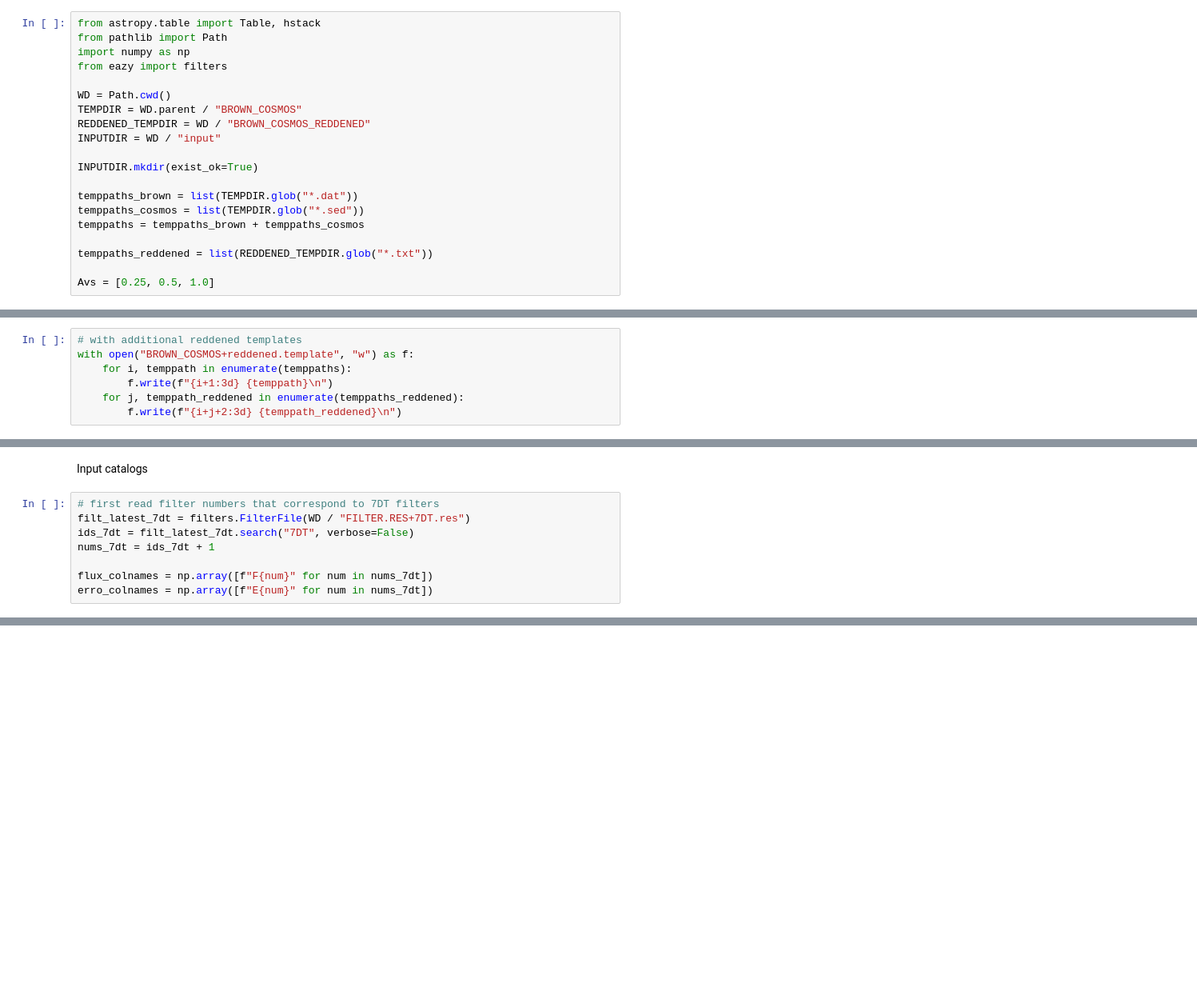
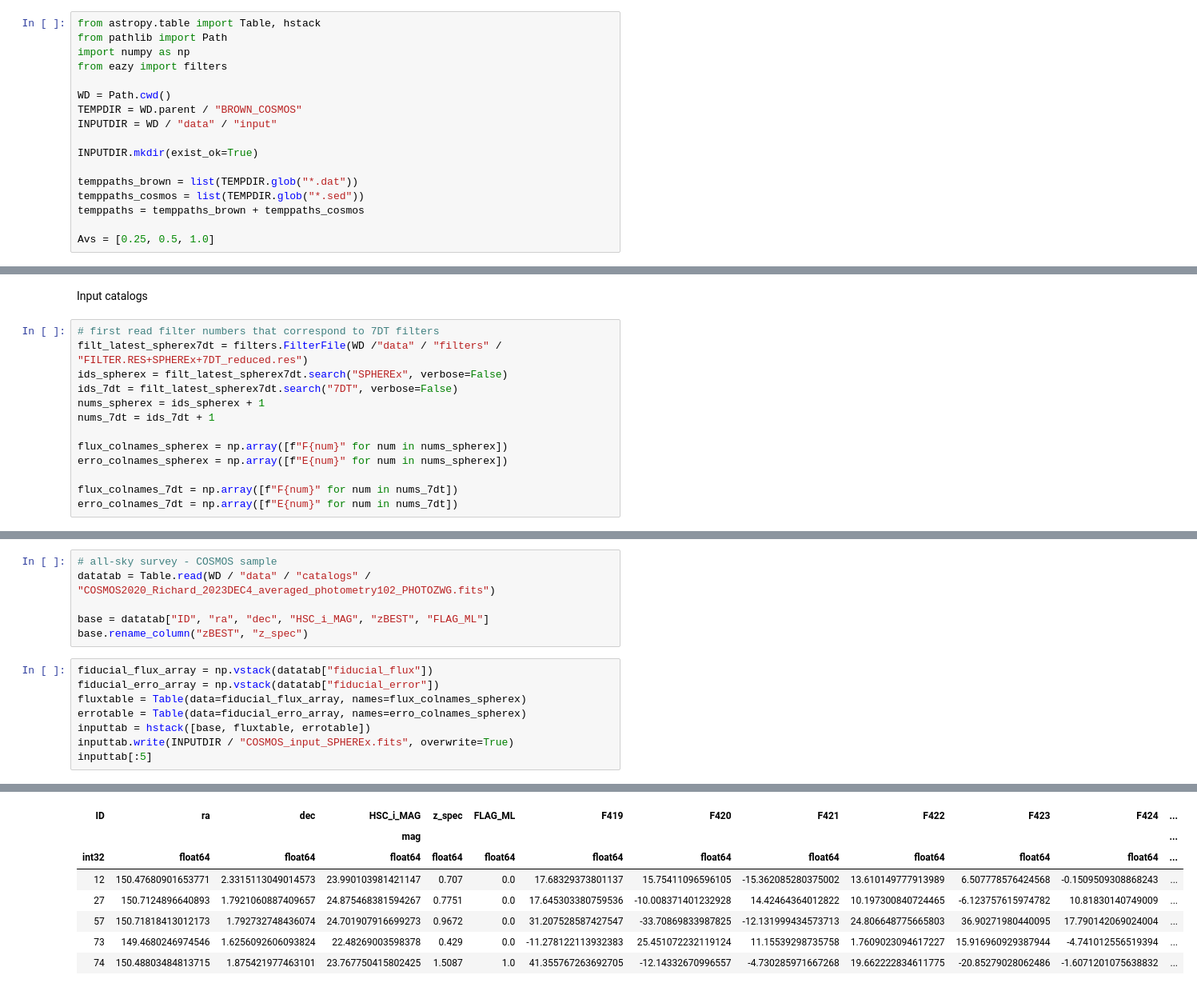
Before and after one commit to hbahk/spherex-challenge, a Jupyter notebook: joint_challenge/make_eazy_feeds.ipynb, the cells around one changed output, grey strips where cells are left out. Shown at 80% size. Saved outputs shown, nothing was run; the diff lists cells and outputs as text; blank space fills up the shorter version.

```diff
--- a/joint_challenge/make_eazy_feeds.ipynb
+++ b/joint_challenge/make_eazy_feeds.ipynb
@@ -8,8 +8,7 @@ from eazy import filters
 
 WD = Path.cwd()
 TEMPDIR = WD.parent / "BROWN_COSMOS"
-REDDENED_TEMPDIR = WD / "BROWN_COSMOS_REDDENED"
-INPUTDIR = WD / "input"
+INPUTDIR = WD / "data" / "input"
 
 INPUTDIR.mkdir(exist_ok=True)
 
@@ -17,7 +16,5 @@ temppaths_brown = list(TEMPDIR.glob("*.dat"))
 temppaths_cosmos = list(TEMPDIR.glob("*.sed"))
 temppaths = temppaths_brown + temppaths_cosmos
 
-temppaths_reddened = list(REDDENED_TEMPDIR.glob("*.txt"))
-
 Avs = [0.25, 0.5, 1.0]
 # %%
@@ -25,13 +22,6 @@ Avs = [0.25, 0.5, 1.0]
 with open("BROWN_COSMOS.template", "w") as f:
     for i, temppath in enumerate(temppaths):
         f.write(f"{i+1:3d} {temppath}\n")
-# %%
-# with additional reddened templates
-with open("BROWN_COSMOS+reddened.template", "w") as f:
-    for i, temppath in enumerate(temppaths):
-        f.write(f"{i+1:3d} {temppath}\n")
-    for j, temppath_reddened in enumerate(temppaths_reddened):
-        f.write(f"{i+j+2:3d} {temppath_reddened}\n")
 # %% [markdown]
 Translate file
 # %%
@@ -42,10 +32,15 @@ with open("dummy.translate", "w") as f:
 Input catalogs
 # %%
 # first read filter numbers that correspond to 7DT filters
-filt_latest_7dt = filters.FilterFile(WD / "FILTER.RES+7DT.res")
-ids_7dt = filt_latest_7dt.search("7DT", verbose=False)
+filt_latest_spherex7dt = filters.FilterFile(WD /"data" / "filters" / "FILTER.RES+SPHEREx+7DT_reduced.res")
+ids_spherex = filt_latest_spherex7dt.search("SPHEREx", verbose=False)
+ids_7dt = filt_latest_spherex7dt.search("7DT", verbose=False)
+nums_spherex = ids_spherex + 1
 nums_7dt = ids_7dt + 1
 
-flux_colnames = np.array([f"F{num}" for num in nums_7dt])
-erro_colnames = np.array([f"E{num}" for num in nums_7dt])
+flux_colnames_spherex = np.array([f"F{num}" for num in nums_spherex])
+erro_colnames_spherex = np.array([f"E{num}" for num in nums_spherex])
+
+flux_colnames_7dt = np.array([f"F{num}" for num in nums_7dt])
+erro_colnames_7dt = np.array([f"E{num}" for num in nums_7dt])
 # %%
@@ -232,0 +204,15 @@ np.median(base['E_B-V_'])
+# %%
+# all-sky survey - COSMOS sample
+datatab = Table.read(WD / "data" / "catalogs" / "COSMOS2020_Richard_2023DEC4_averaged_photometry102_PHOTOZWG.fits")
+
+base = datatab["ID", "ra", "dec", "HSC_i_MAG", "zBEST", "FLAG_ML"]
+base.rename_column("zBEST", "z_spec")
+# %%
+fiducial_flux_array = np.vstack(datatab["fiducial_flux"])
+fiducial_erro_array = np.vstack(datatab["fiducial_error"])
+fluxtable = Table(data=fiducial_flux_array, names=flux_colnames_spherex)
+errotable = Table(data=fiducial_erro_array, names=erro_colnames_spherex)
+inputtab = hstack([base, fluxtable, errotable])
+inputtab.write(INPUTDIR / "COSMOS_input_SPHEREx.fits", overwrite=True)
+inputtab[:5]
+# %% [output]
@@ -232,0 +220,8 @@ np.median(base['E_B-V_'])
+| ID | ra | dec | HSC_i_MAG | z_spec | FLAG_ML | F419 | F420 | F421 | F422 | F423 | F424 | ... |
+|  |  |  | mag |  |  |  |  |  |  |  |  | ... |
+| int32 | float64 | float64 | float64 | float64 | float64 | float64 | float64 | float64 | float64 | float64 | float64 | ... |
+| 12 | 150.47680901653771 | 2.3315113049014573 | 23.990103981421147 | 0.707 | 0.0 | 17.68329373801137 | 15.75411096596105 | -15.362085280375002 | 13.610149777913989 | 6.507778576424568 | -0.1509509308868243 | ... |
+| 27 | 150.7124896640893 | 1.7921060887409657 | 24.875468381594267 | 0.7751 | 0.0 | 17.645303380759536 | -10.008371401232928 | 14.42464364012822 | 10.197300840724465 | -6.123757615974782 | 10.81830140749009 | ... |
+| 57 | 150.71818413012173 | 1.792732748436074 | 24.701907916699273 | 0.9672 | 0.0 | 31.207528587427547 | -33.70869833987825 | -12.131999434573713 | 24.806648775665803 | 36.90271980440095 | 17.790142069024004 | ... |
+| 73 | 149.4680246974546 | 1.6256092606093824 | 22.48269003598378 | 0.429 | 0.0 | -11.278122113932383 | 25.451072232119124 | 11.15539298735758 | 1.7609023094617227 | 15.916960929387944 | -4.741012556519394 | ... |
+| 74 | 150.48803484813715 | 1.875421977463101 | 23.767750415802425 | 1.5087 | 1.0 | 41.355767263692705 | -12.14332670996557 | -4.730285971667268 | 19.662222834611775 | -20.85279028062486 | -1.6071201075638832 | ... |
```
Also changed, not shown: parts of 26 cells of this notebook.
